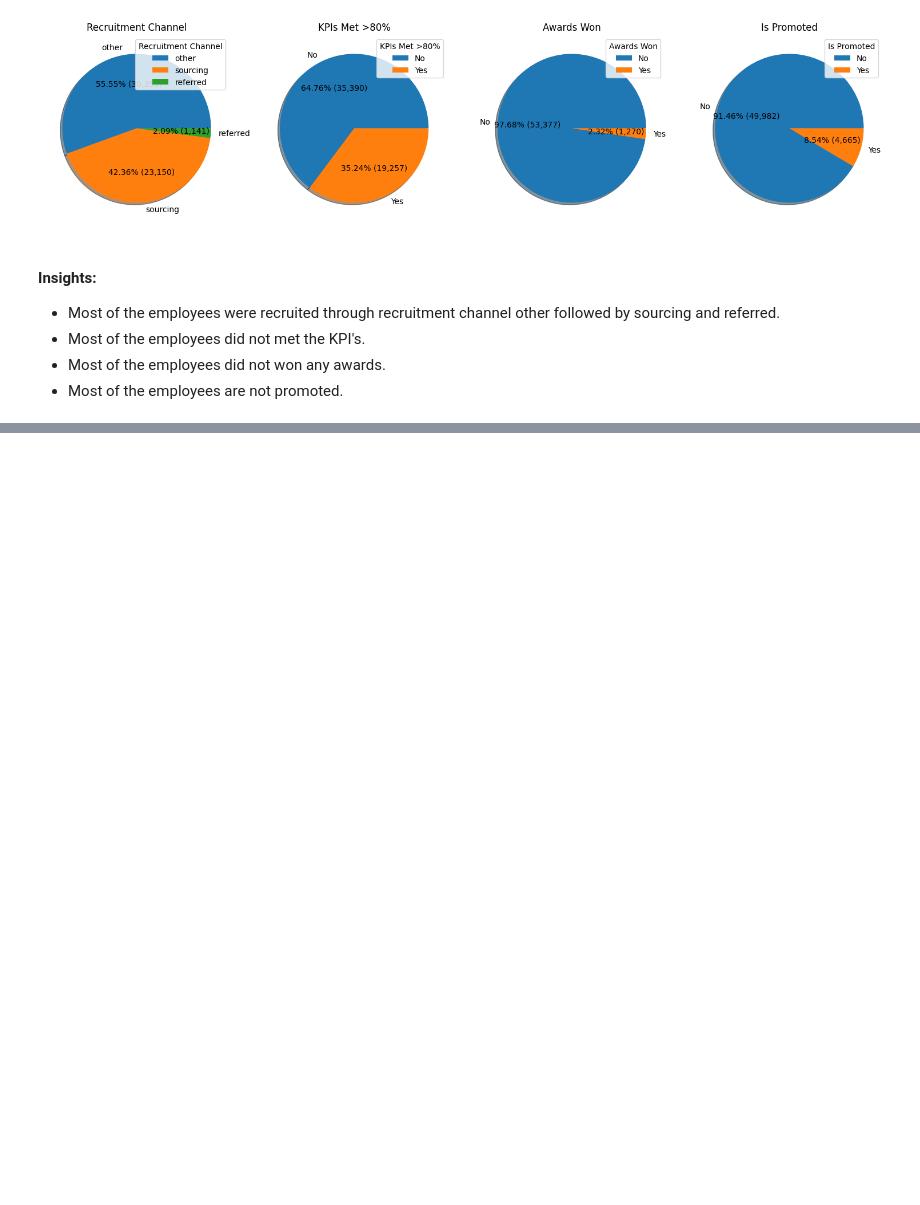
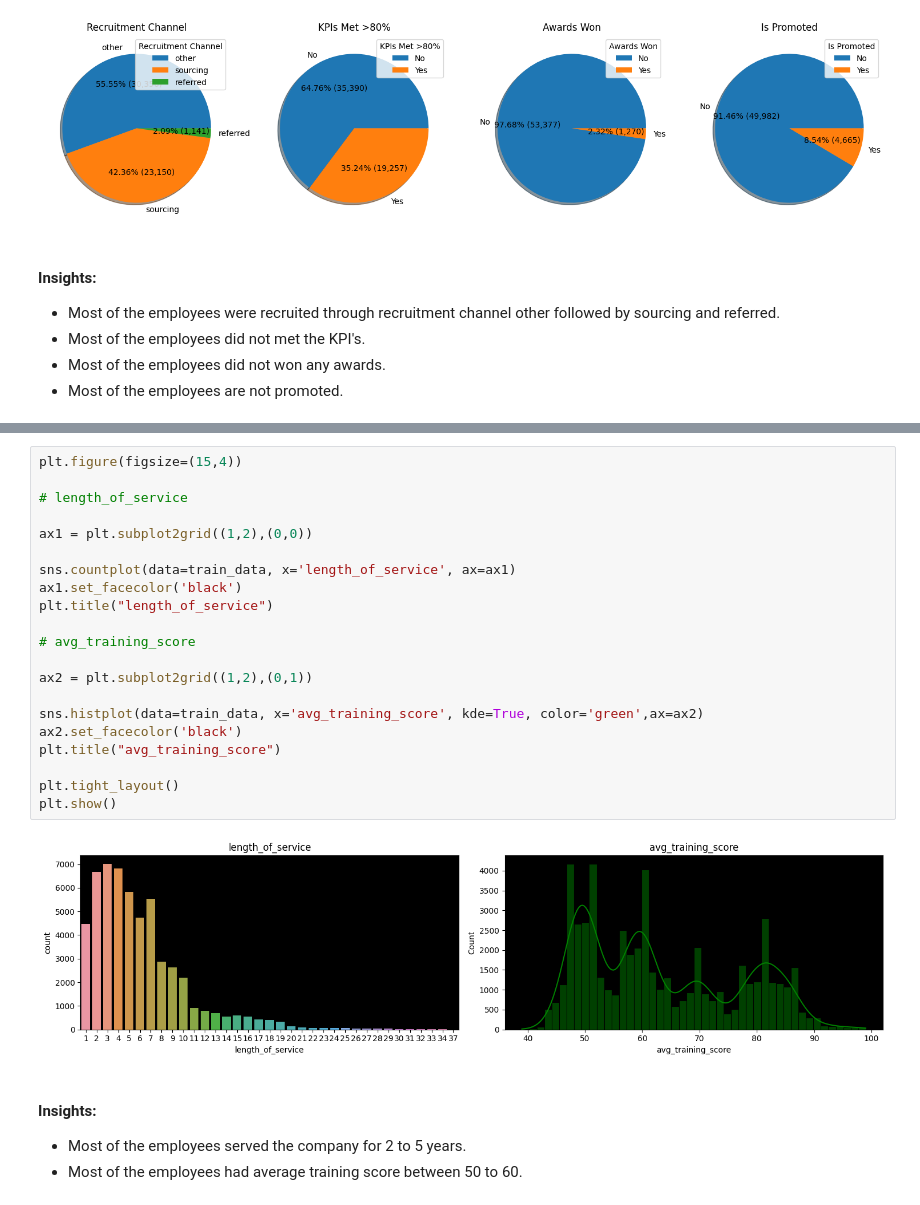
Before and after one commit to Akshay-Paunikar/HR_Analytics, a Jupyter notebook: notebook/hr_analytics_EDA.ipynb, the cells around one changed output, grey strips where cells are left out. Cells and saved outputs as stored; diff of their text form; blank space fills up the shorter version.

```diff
--- a/notebook/hr_analytics_EDA.ipynb
+++ b/notebook/hr_analytics_EDA.ipynb
@@ -535,0 +571,27 @@ plt.show()
+# %%
+plt.figure(figsize=(15,4))
+
+# length_of_service
+
+ax1 = plt.subplot2grid((1,2),(0,0))
+
+sns.countplot(data=train_data, x='length_of_service', ax=ax1)
+ax1.set_facecolor('black')
+plt.title("length_of_service")
+
+# avg_training_score
+
+ax2 = plt.subplot2grid((1,2),(0,1))
+
+sns.histplot(data=train_data, x='avg_training_score', kde=True, color='green',ax=ax2)
+ax2.set_facecolor('black')
+plt.title("avg_training_score")
+
+plt.tight_layout()
+plt.show()
+# %% [output]
+[figure, added]
+# %% [markdown]
+#### Insights:
+ - Most of the employees served the company for 2 to 5 years.
+ - Most of the employees had average training score between 50 to 60.
```
Also changed, not shown: parts of 4 cells of this notebook.
